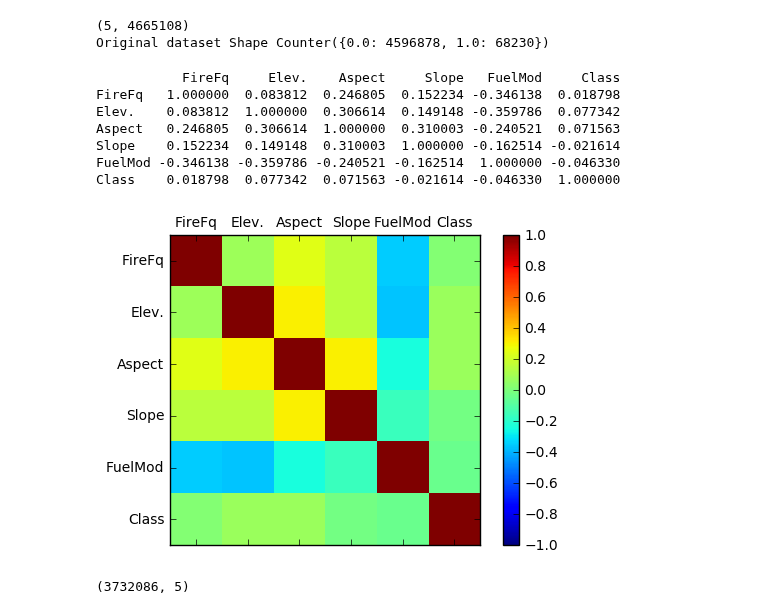
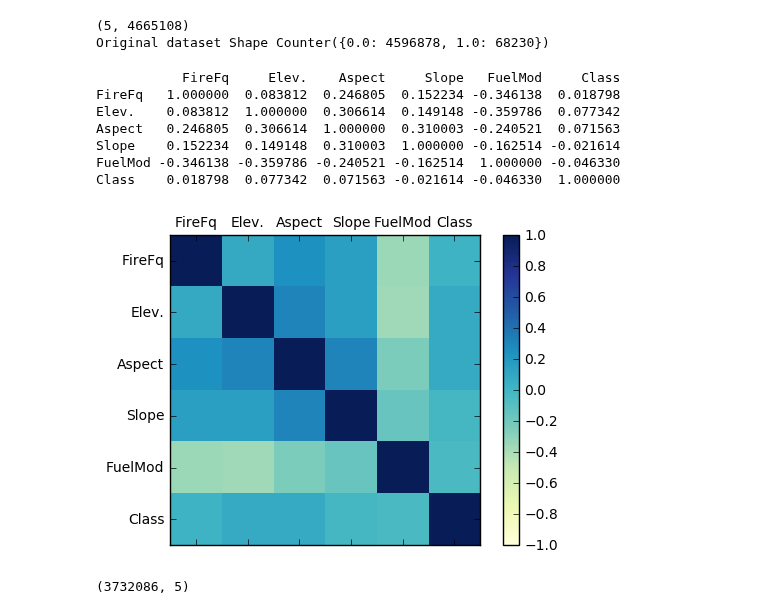
Before and after one commit to SKhatter/Analyzing-and-Predicting-Wildfires, a Jupyter notebook: code/classifiers/UsingRandomForests.ipynb, the cells around one changed output. Saved outputs shown, nothing was run; the diff lists cells and outputs as text; code cells hidden in the pictures.

```diff
--- a/code/classifiers/UsingRandomForests.ipynb
+++ b/code/classifiers/UsingRandomForests.ipynb
@@ -118,28 +118,28 @@ Original dataset Shape Counter({0.0: 4596878, 1.0: 68230})
 # %%
 names = ['FireFq','Elev.', 'Aspect', 'Slope','FuelMod','Class']
 X_pd = pd.DataFrame(X, columns=names[0:5])
 X_pd['Class'] = y
 correlations = X_pd.corr()
 print(correlations)
 fig = plt.figure()
 ax = fig.add_subplot(111)
-cax = ax.matshow(correlations, vmin=-1, vmax=1)
+cax = ax.matshow(correlations, cmap='YlGnBu', vmin=-1, vmax=1)
 fig.colorbar(cax)
 ticks = np.arange(0,6,1)
 ax.set_xticks(ticks)
 ax.set_yticks(ticks)
 ax.set_xticklabels(names)
 ax.set_yticklabels(names)
 plt.show()
 # %% [output]
            FireFq     Elev.    Aspect     Slope   FuelMod     Class
 FireFq   1.000000  0.083812  0.246805  0.152234 -0.346138  0.018798
 Elev.    0.083812  1.000000  0.306614  0.149148 -0.359786  0.077342
 Aspect   0.246805  0.306614  1.000000  0.310003 -0.240521  0.071563
 Slope    0.152234  0.149148  0.310003  1.000000 -0.162514 -0.021614
 FuelMod -0.346138 -0.359786 -0.240521 -0.162514  1.000000 -0.046330
 Class    0.018798  0.077342  0.071563 -0.021614 -0.046330  1.000000
-[figure, old version]
+[figure, new version]
 # %%
 #creating test set and training set  using train_test_split
 #Split arrays or matrices into random train and test subsets in ratios 80:20
```
Also changed, not shown: parts of 4 cells of this notebook.
